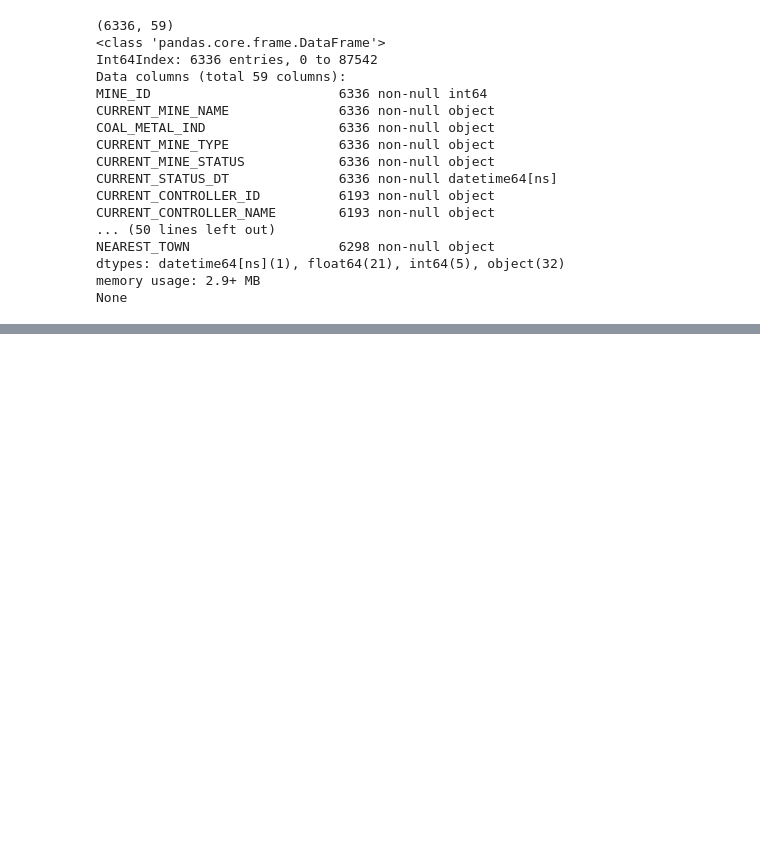
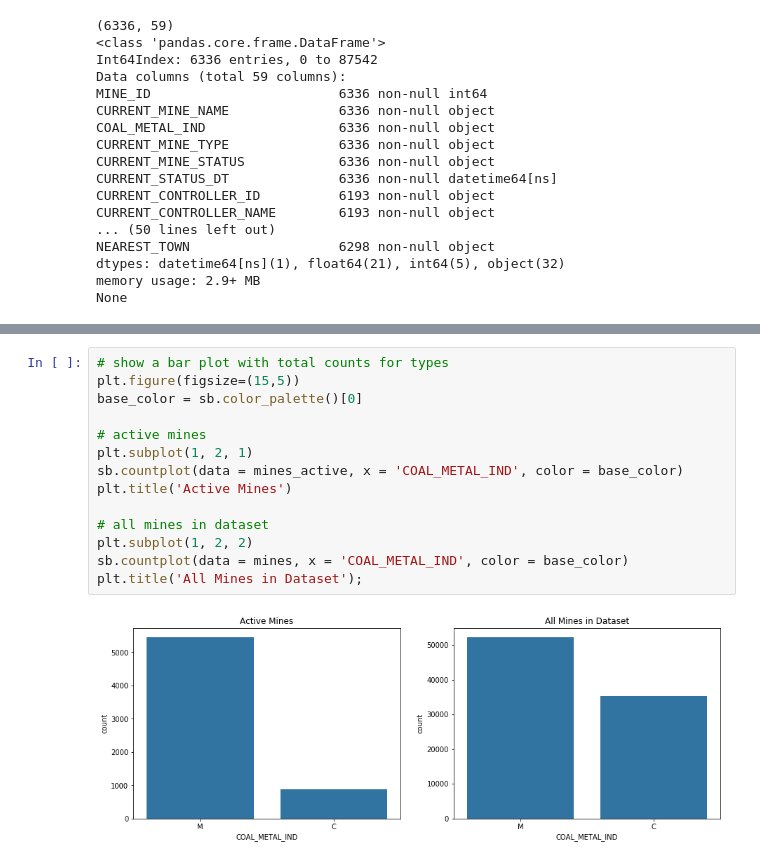
Before and after one commit to dvokinsark/us_mines, a Jupyter notebook: data_exploration.ipynb, the cells around one changed output, grey strips where cells are left out. Cells and saved outputs as stored; diff of their text form; blank space fills up the shorter version.

```diff
--- a/data_exploration.ipynb
+++ b/data_exploration.ipynb
@@ -217,0 +237,16 @@ There're 6,336 mines that are currently active. There're less missing values tha
+# %%
+# show a bar plot with total counts for types
+plt.figure(figsize=(15,5))
+base_color = sb.color_palette()[0]
+
+# active mines
+plt.subplot(1, 2, 1)
+sb.countplot(data = mines_active, x = 'COAL_METAL_IND', color = base_color)
+plt.title('Active Mines')
+
+# all mines in dataset
+plt.subplot(1, 2, 2)
+sb.countplot(data = mines, x = 'COAL_METAL_IND', color = base_color)
+plt.title('All Mines in Dataset');
+# %% [output]
+[figure, added]
```
Also changed, not shown: parts of 17 cells of this notebook.
